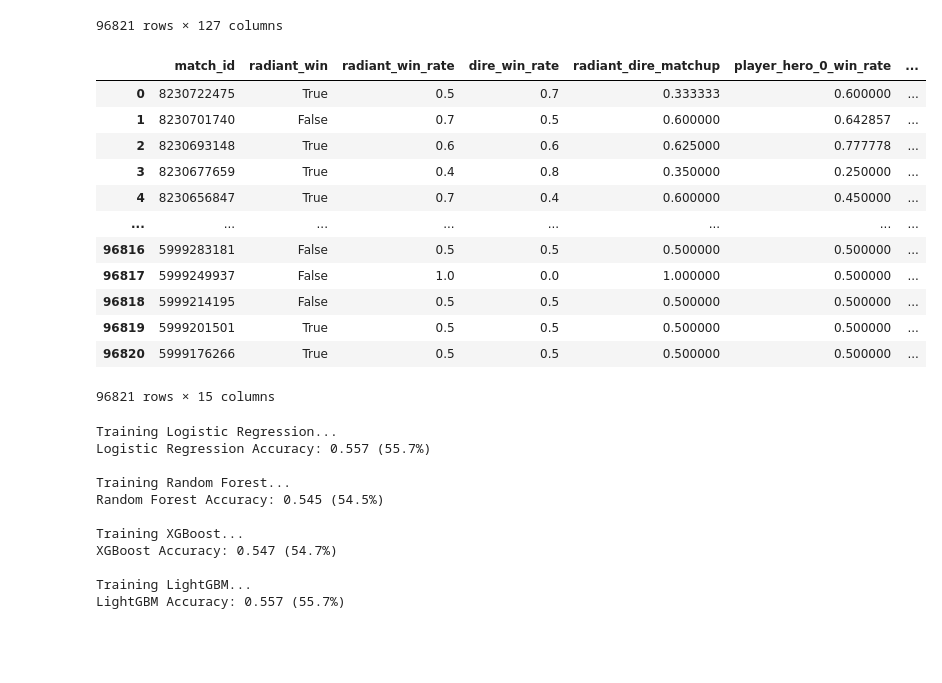
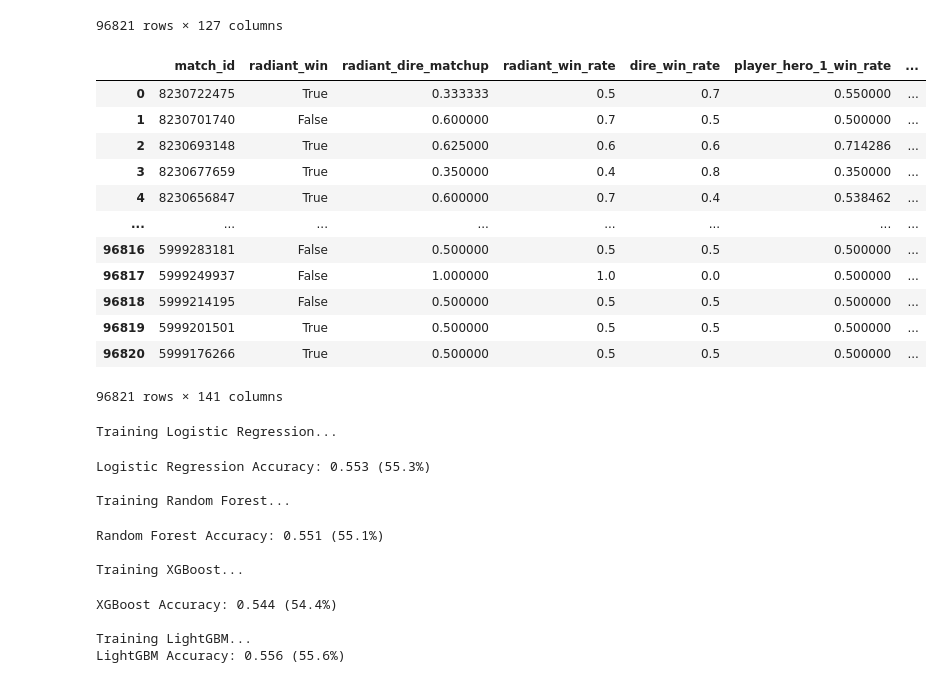
Before and after one commit to Haochen92/dota2pred, a Jupyter notebook: model_factory/notebook/build_model.ipynb, the cells around one changed output. Saved outputs shown, nothing was run; the diff lists cells and outputs as text; code cells hidden in the pictures; blank space fills up the shorter version.

```diff
--- a/model_factory/notebook/build_model.ipynb
+++ b/model_factory/notebook/build_model.ipynb
@@ -141,22 +141,22 @@ encoded_hero_features
 | 96820 | 0 | 0 | 0 | 0 | 0 | 0 | 0 | 1 | ... |
 96821 rows × 127 columns
 # %%
-merged_df = pd.merge(outcome_df,player_hero_team_df, how='inner')
+merged_df = pd.merge(outcome_df, (pd.merge(player_hero_team_df, encoded_hero_features, how='inner')), how='inner')
 merged_df
 # %% [output]
-|  | match_id | radiant_win | radiant_win_rate | dire_win_rate | radiant_dire_matchup | player_hero_0_win_rate | ... |
-| 0 | 8230722475 | True | 0.5 | 0.7 | 0.333333 | 0.600000 | ... |
-| 1 | 8230701740 | False | 0.7 | 0.5 | 0.600000 | 0.642857 | ... |
-| 2 | 8230693148 | True | 0.6 | 0.6 | 0.625000 | 0.777778 | ... |
-| 3 | 8230677659 | True | 0.4 | 0.8 | 0.350000 | 0.250000 | ... |
-| 4 | 8230656847 | True | 0.7 | 0.4 | 0.600000 | 0.450000 | ... |
+|  | match_id | radiant_win | radiant_dire_matchup | radiant_win_rate | dire_win_rate | player_hero_1_win_rate | ... |
+| 0 | 8230722475 | True | 0.333333 | 0.5 | 0.7 | 0.550000 | ... |
+| 1 | 8230701740 | False | 0.600000 | 0.7 | 0.5 | 0.500000 | ... |
+| 2 | 8230693148 | True | 0.625000 | 0.6 | 0.6 | 0.714286 | ... |
+| 3 | 8230677659 | True | 0.350000 | 0.4 | 0.8 | 0.350000 | ... |
+| 4 | 8230656847 | True | 0.600000 | 0.7 | 0.4 | 0.538462 | ... |
 | ... | ... | ... | ... | ... | ... | ... | ... |
-| 96816 | 5999283181 | False | 0.5 | 0.5 | 0.500000 | 0.500000 | ... |
-| 96817 | 5999249937 | False | 1.0 | 0.0 | 1.000000 | 0.500000 | ... |
-| 96818 | 5999214195 | False | 0.5 | 0.5 | 0.500000 | 0.500000 | ... |
-| 96819 | 5999201501 | True | 0.5 | 0.5 | 0.500000 | 0.500000 | ... |
-| 96820 | 5999176266 | True | 0.5 | 0.5 | 0.500000 | 0.500000 | ... |
+| 96816 | 5999283181 | False | 0.500000 | 0.5 | 0.5 | 0.500000 | ... |
+| 96817 | 5999249937 | False | 1.000000 | 1.0 | 0.0 | 0.500000 | ... |
+| 96818 | 5999214195 | False | 0.500000 | 0.5 | 0.5 | 0.500000 | ... |
+| 96819 | 5999201501 | True | 0.500000 | 0.5 | 0.5 | 0.500000 | ... |
+| 96820 | 5999176266 | True | 0.500000 | 0.5 | 0.5 | 0.500000 | ... |
-96821 rows × 15 columns
+96821 rows × 141 columns
 # %%
 df_final = merged_df.drop('match_id', axis=1)
 # %%
@@ -236,14 +236,14 @@ for name, model in models.items():
     print(f"{name} Accuracy: {accuracy:.3f} ({accuracy*100:.1f}%)")
 # %% [output]
 Training Logistic Regression...
-Logistic Regression Accuracy: 0.557 (55.7%)
-
-Training Random Forest...
-Random Forest Accuracy: 0.545 (54.5%)
-
-Training XGBoost...
-XGBoost Accuracy: 0.547 (54.7%)
-
-Training LightGBM...
-LightGBM Accuracy: 0.557 (55.7%)
+Logistic Regression Accuracy: 0.553 (55.3%)
+
+Training Random Forest...
+Random Forest Accuracy: 0.551 (55.1%)
+
+Training XGBoost...
+XGBoost Accuracy: 0.544 (54.4%)
+
+Training LightGBM...
+LightGBM Accuracy: 0.556 (55.6%)
 # %%
```
Also changed, not shown: parts of 5 cells of this notebook.
